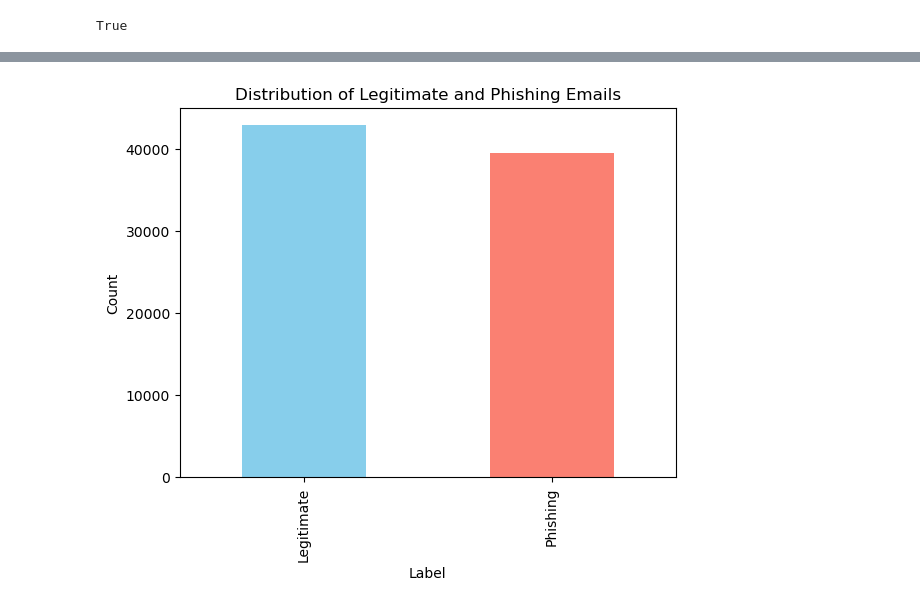
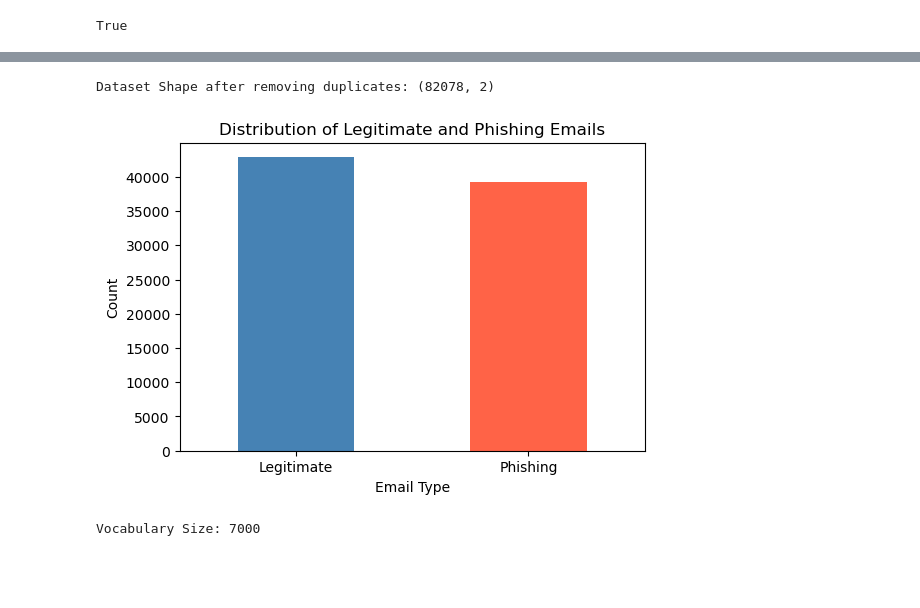
Before and after one commit to Niva0106/AI-Driven-Phishing-Email-Detection, a Jupyter notebook: AI Driven Phishing Email Detection.ipynb, the cells around one changed output, grey strips where cells are left out. Saved outputs shown, nothing was run; the diff lists cells and outputs as text; code cells hidden in the pictures; blank space fills up the shorter version.

```diff
--- a/AI Driven Phishing Email Detection.ipynb
+++ b/AI Driven Phishing Email Detection.ipynb
@@ -42,11 +52,27 @@ Name: count, dtype: int64
+# %%
+data = data.drop_duplicates().reset_index(drop=True)
+
+print(f"Dataset Shape after removing duplicates: {data.shape}")
+
+X = data["text_combined"]
+y = data["label"]
+# %% [output]
+Dataset Shape after removing duplicates: (82078, 2)
 # %%
-data["label"].value_counts().plot(kind="bar", color=["skyblue", "salmon"])
+plt.figure(figsize=(6,4))
+data["label"].value_counts().plot(
+    kind="bar",
+    color=["steelblue","tomato"]
+)
+plt.xticks([0,1],["Legitimate","Phishing"],rotation=0)
+
 plt.title("Distribution of Legitimate and Phishing Emails")
-plt.xlabel("Label")
+
+plt.xlabel("Email Type")
+
 plt.ylabel("Count")
-plt.xticks([0,1],["Legitimate","Phishing"])
 
 plt.show()
 # %% [output]
-[figure, old version]
+[figure, new version]
 # %%
@@ -68,3 +125,10 @@ from sklearn.feature_extraction.text import TfidfVectorizer
 # %%
-vectorizer=TfidfVectorizer(max_features=5000)
-X_vec=vectorizer.fit_transform(X)
+vectorizer = TfidfVectorizer(
+    max_features=7000,
+    ngram_range=(1, 2),
+    stop_words='english'
+)
+X_tfidf = vectorizer.fit_transform(X)
+print("Vocabulary Size:", len(vectorizer.get_feature_names_out()))
+# %% [output]
+Vocabulary Size: 7000
```
Also changed, not shown: parts of 24 cells of this notebook.
